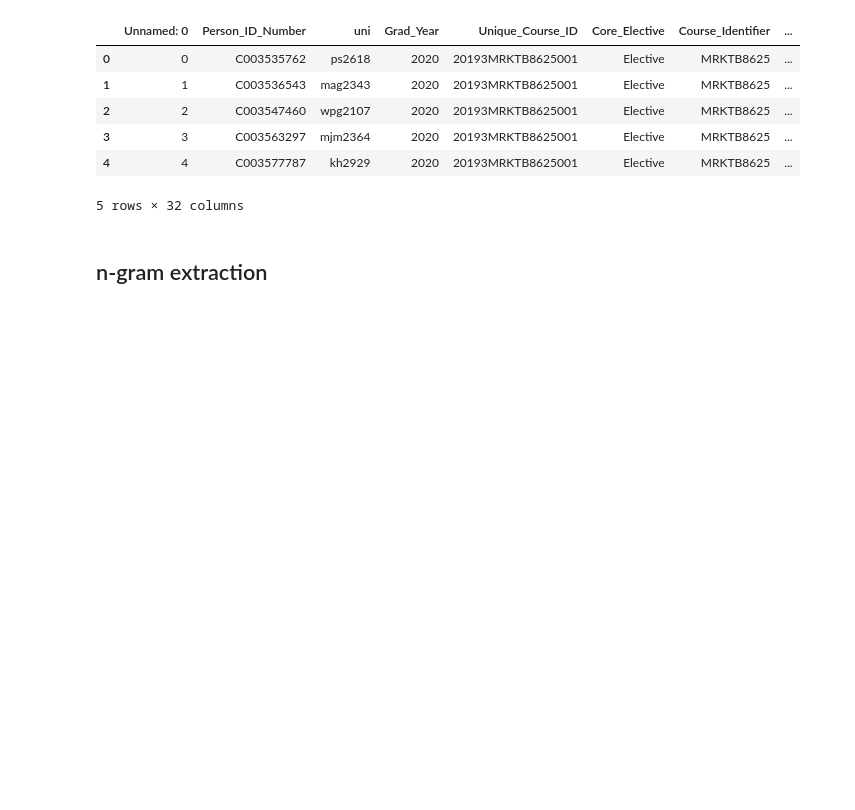
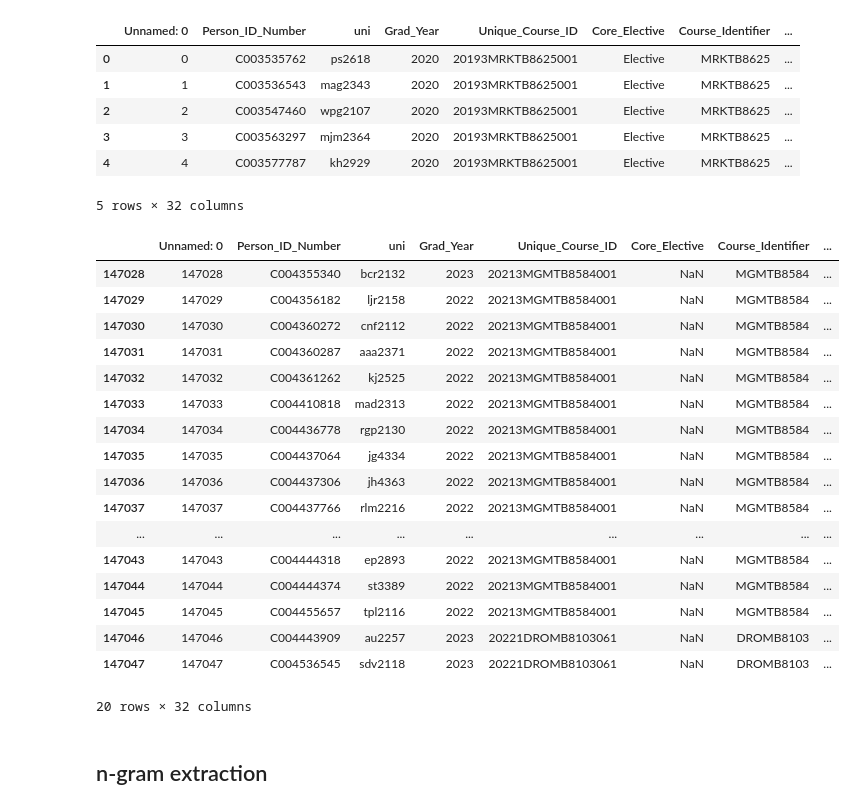
Before and after one commit to dyuthiii/CBS-Github-DND, a Jupyter notebook: Student Cluster Analysis and LDA-20250714T173604Z-1-001/Student Cluster Analysis and LDA/Student Cluster Analysis GDrive/NLP_LDA_coursenames_colab.ipynb, the cells around one changed output. Saved outputs shown, nothing was run; the diff lists cells and outputs as text; code cells hidden in the pictures; blank space fills up the shorter version.

```diff
--- a/Student Cluster Analysis and LDA-20250714T173604Z-1-001/Student Cluster Analysis and LDA/Student Cluster Analysis GDrive/NLP_LDA_coursenames_colab.ipynb
+++ b/Student Cluster Analysis and LDA-20250714T173604Z-1-001/Student Cluster Analysis and LDA/Student Cluster Analysis GDrive/NLP_LDA_coursenames_colab.ipynb
@@ -132,6 +121,27 @@ df.head()
 | 3 | 3 | C003563297 | mjm2364 | 2020 | 20193MRKTB8625001 | Elective | MRKTB8625 | ... |
 | 4 | 4 | C003577787 | kh2929 | 2020 | 20193MRKTB8625001 | Elective | MRKTB8625 | ... |
 5 rows × 32 columns
+# %%
+df.tail(20)
+# %% [output]
+|  | Unnamed: 0 | Person_ID_Number | uni | Grad_Year | Unique_Course_ID | Core_Elective | Course_Identifier | ... |
+| 147028 | 147028 | C004355340 | bcr2132 | 2023 | 20213MGMTB8584001 | NaN | MGMTB8584 | ... |
+| 147029 | 147029 | C004356182 | ljr2158 | 2022 | 20213MGMTB8584001 | NaN | MGMTB8584 | ... |
+| 147030 | 147030 | C004360272 | cnf2112 | 2022 | 20213MGMTB8584001 | NaN | MGMTB8584 | ... |
+| 147031 | 147031 | C004360287 | aaa2371 | 2022 | 20213MGMTB8584001 | NaN | MGMTB8584 | ... |
+| 147032 | 147032 | C004361262 | kj2525 | 2022 | 20213MGMTB8584001 | NaN | MGMTB8584 | ... |
+| 147033 | 147033 | C004410818 | mad2313 | 2022 | 20213MGMTB8584001 | NaN | MGMTB8584 | ... |
+| 147034 | 147034 | C004436778 | rgp2130 | 2022 | 20213MGMTB8584001 | NaN | MGMTB8584 | ... |
+| 147035 | 147035 | C004437064 | jg4334 | 2022 | 20213MGMTB8584001 | NaN | MGMTB8584 | ... |
+| 147036 | 147036 | C004437306 | jh4363 | 2022 | 20213MGMTB8584001 | NaN | MGMTB8584 | ... |
+| 147037 | 147037 | C004437766 | rlm2216 | 2022 | 20213MGMTB8584001 | NaN | MGMTB8584 | ... |
+| ... | ... | ... | ... | ... | ... | ... | ... | ... |
+| 147043 | 147043 | C004444318 | ep2893 | 2022 | 20213MGMTB8584001 | NaN | MGMTB8584 | ... |
+| 147044 | 147044 | C004444374 | st3389 | 2022 | 20213MGMTB8584001 | NaN | MGMTB8584 | ... |
+| 147045 | 147045 | C004455657 | tpl2116 | 2022 | 20213MGMTB8584001 | NaN | MGMTB8584 | ... |
+| 147046 | 147046 | C004443909 | au2257 | 2023 | 20221DROMB8103061 | NaN | DROMB8103 | ... |
+| 147047 | 147047 | C004536545 | sdv2118 | 2023 | 20221DROMB8103061 | NaN | DROMB8103 | ... |
+20 rows × 32 columns
 # %% [markdown]
 ## n-gram extraction
 # %% [markdown]
```
Also changed, not shown: parts of 10 cells of this notebook.
